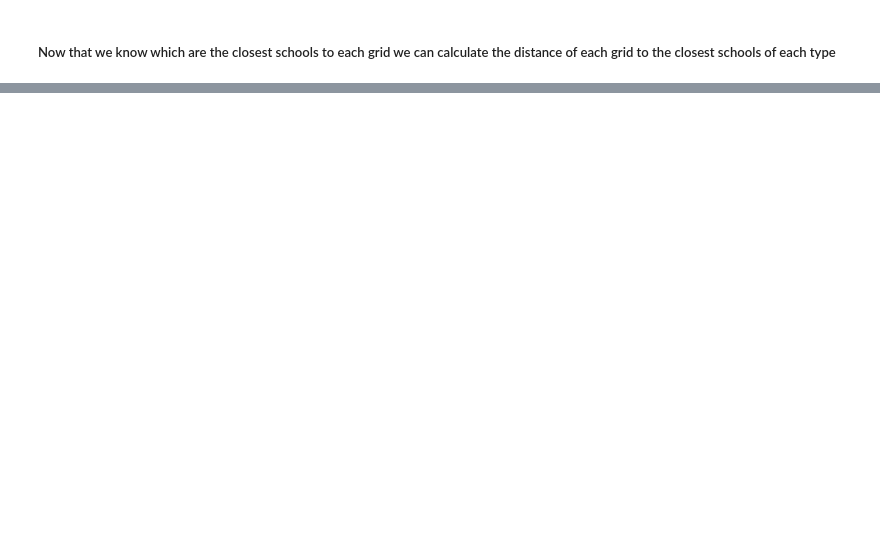
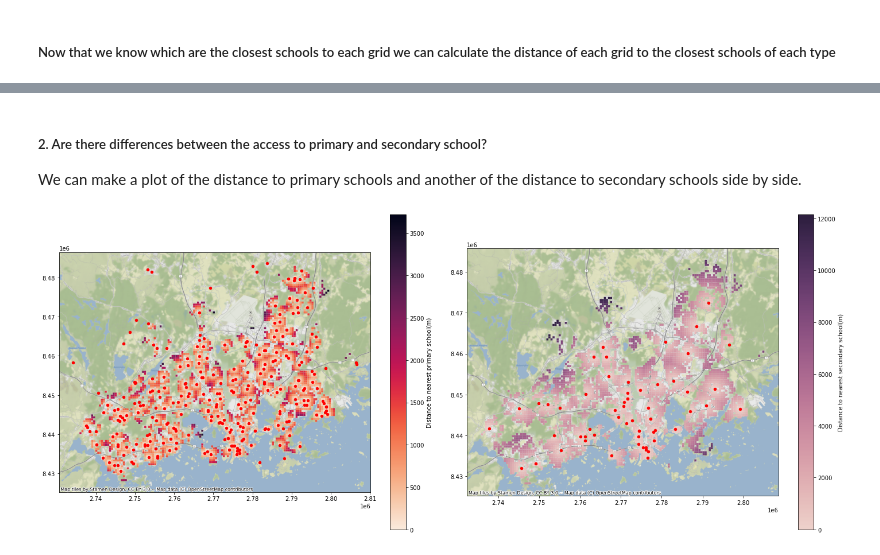
Before and after one commit to AutoGIS-2020/exercise-5-NicoOrdax, a Jupyter notebook: exercise5.ipynb, the cells around one changed output, grey strips where cells are left out. Cells and saved outputs as stored; diff of their text form; code cells hidden in the pictures; blank space fills up the shorter version.

```diff
--- a/exercise5.ipynb
+++ b/exercise5.ipynb
@@ -233,0 +260,35 @@ pop.head()
+# %% [markdown]
+##### 2. Are there differences between the access to primary and secondary school?
+
+We can make a plot of the distance to primary schools and another of the distance to secondary schools side by side.
+# %%
+# Creating the figure with two subplots
+fig, ax = plt.subplots(ncols=2, figsize=(20,8))
+
+# Plotting the population grid with darker red values the farther away the nearest primary school is
+# Using a reddish colour palette which shows relatively well (especially the darker colours)
+# Also adding a legend
+pop.plot(ax=ax[0],
+         column="dist_pr",
+         cmap=sns.color_palette("rocket_r", as_cmap=True),
+         legend=True,
+         legend_kwds={"label":"Distance to nearest primary school(m)"})
+# Adding the schools as red points
+primary.plot(ax = ax[0], color="red", markersize=20)
+# Adding a basemap to facilitate identifying the areas of the map
+ctx.add_basemap(ax[0])
+
+# Repeating for secondary schools
+pop.plot(ax=ax[1],
+         column="dist_se",
+         cmap=sns.cubehelix_palette(as_cmap=True),
+         legend=True,
+         legend_kwds={"label":"Distance to nearest secondary school(m)"})
+# Adding the schools as red points
+secondary.plot(ax = ax[1], color="red", markersize=20)
+# Adding a basemap to facilitate identifying the areas of the map
+ctx.add_basemap(ax[1])
+
+plt.tight_layout()
+# %% [output]
+[figure, added]
```
Also changed, not shown: parts of 13 cells of this notebook, 5 other files.
